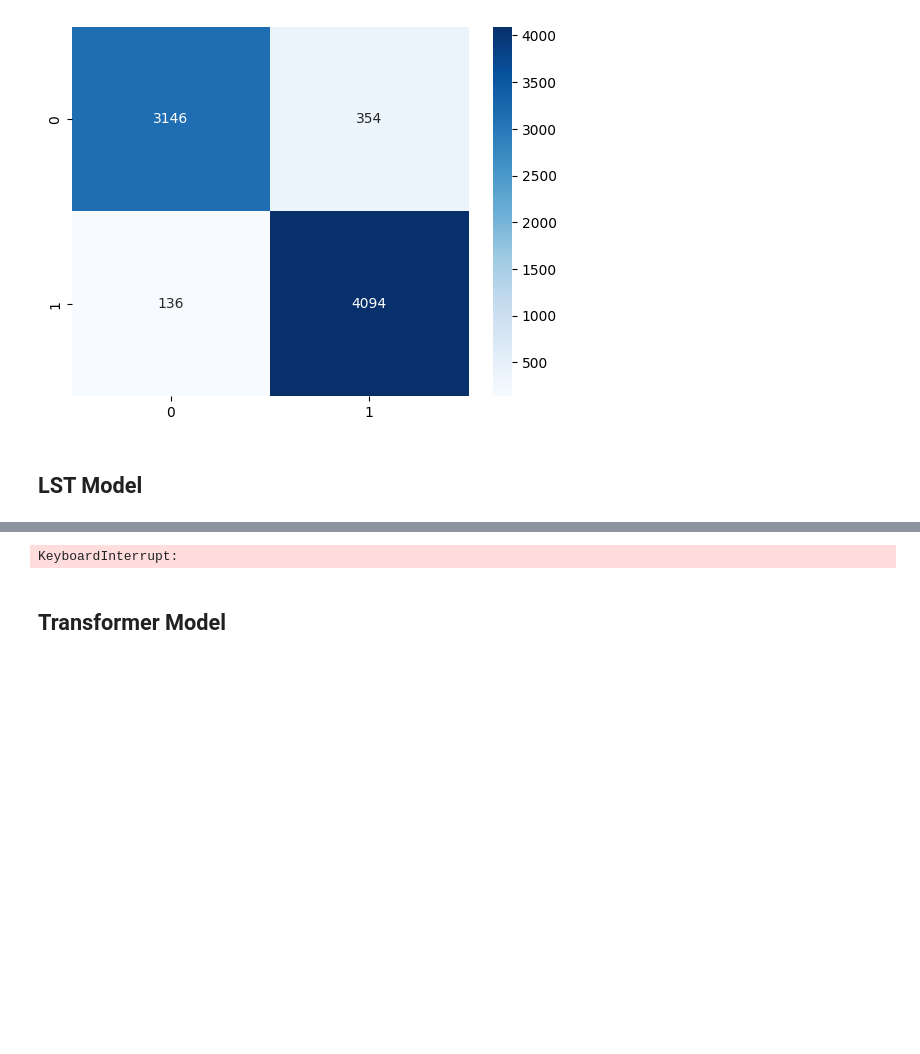
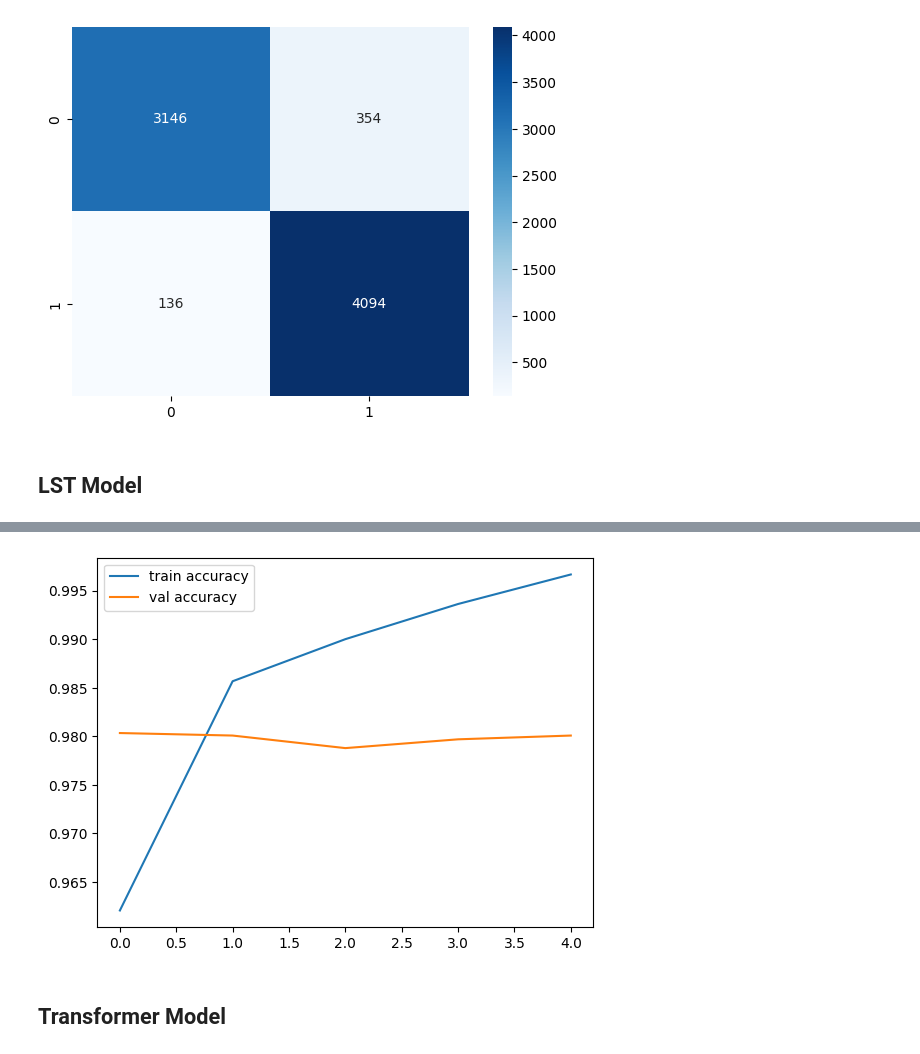
Before and after one commit to sofzcc/Ironhack-Technical-Challenge, a Jupyter notebook: true-and-fake-news.ipynb, the cells around one changed output, grey strips where cells are left out. Saved outputs shown, nothing was run; the diff lists cells and outputs as text; code cells hidden in the pictures; blank space fills up the shorter version.

```diff
--- a/true-and-fake-news.ipynb
+++ b/true-and-fake-news.ipynb
@@ -347,12 +348,15 @@ y_test_cat = to_categorical(y_test)
 # Build LSTM model
 model = Sequential()
 model.add(Embedding(input_dim=5000, output_dim=128, input_length=maxlen))
-model.add(SpatialDropout1D(0.2))
-model.add(LSTM(100, dropout=0.2, recurrent_dropout=0.2))
+model.add(Dropout(0.2))
+model.add(LSTM(100))
+model.add(Dropout(0.2))
+model.add(LSTM(100))
 model.add(Dense(2, activation='softmax'))
 
-model.compile(loss='categorical_crossentropy', optimizer='adam', metrics=['accuracy'])
-history = model.fit(X_train_pad, y_train_cat, epochs=5, batch_size=64, validation_data=(X_test_pad, y_test_cat))
+optimizer = Adam(learning_rate=0.0001)
+model.compile(loss='binary_crossentropy', optimizer='adam', metrics=['accuracy'])
+history = model.fit(X_train_pad, y_train_cat, epochs=5, batch_size=128, validation_data=(X_test_pad, y_test_cat))
 
 # Evaluate
 score = model.evaluate(X_test_pad, y_test_cat)
@@ -378,3 +386,3 @@ Epoch 5/5
-KeyboardInterrupt:
+[figure, added]
 # %% [markdown]
 ## Transformer Model
```
Also changed, not shown: parts of 34 cells of this notebook.
